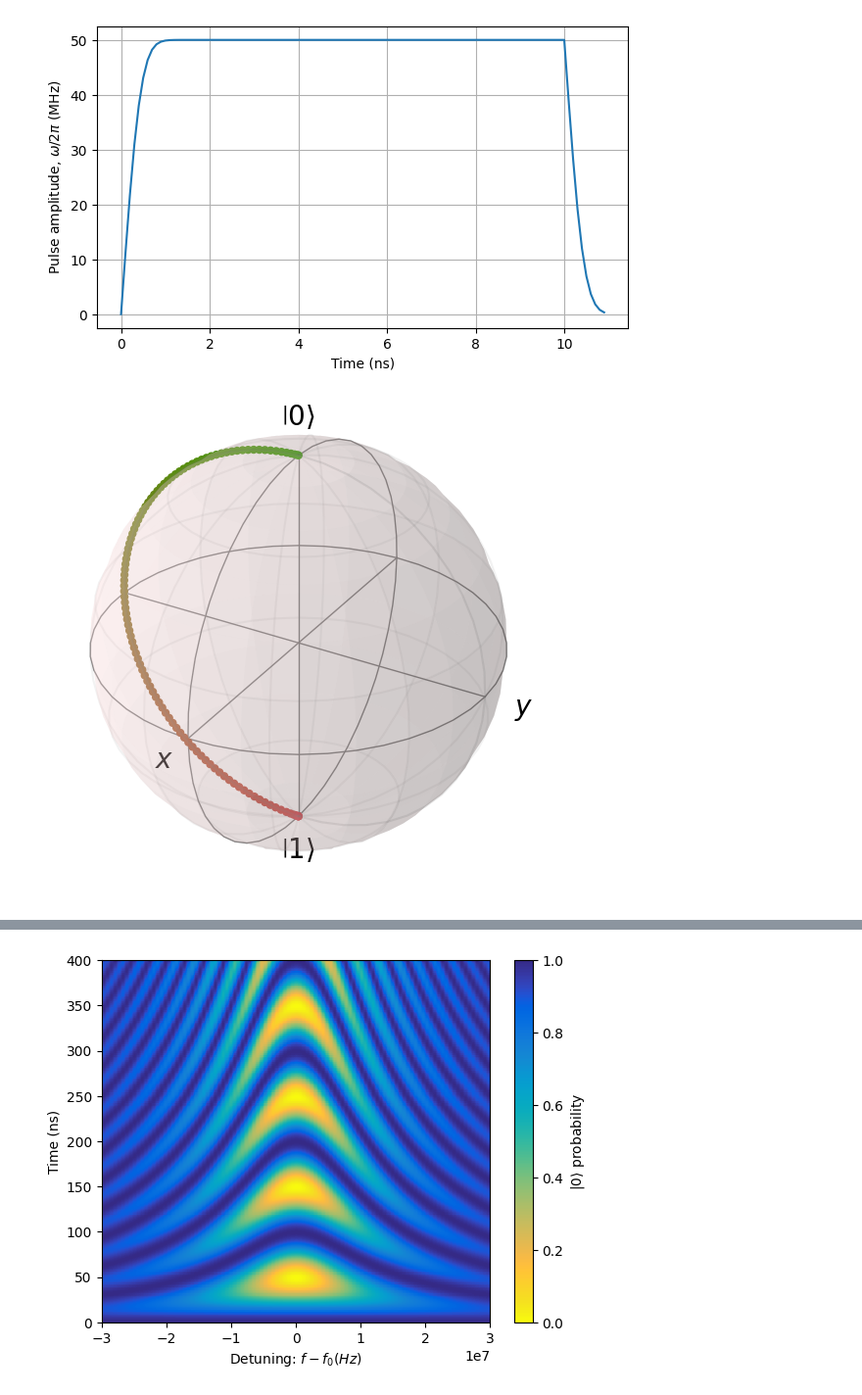
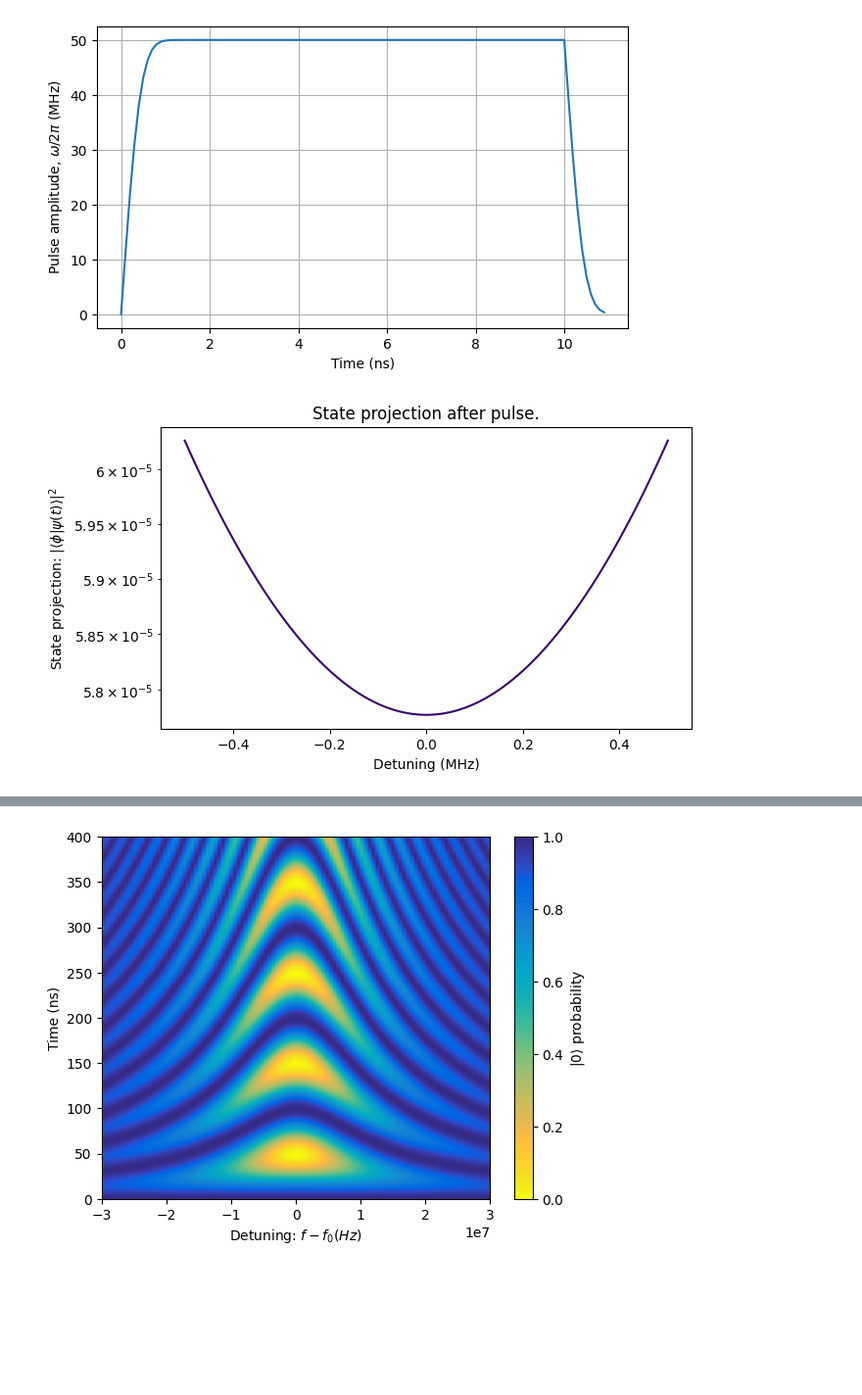
Before and after one commit to dhalvorUNSW/spin-pulse, a Jupyter notebook: simulator_test.ipynb, the cells around one changed output, grey strips where cells are left out. Shown: that part at 98% size. Drawn from its saved outputs; the diff is of its cells as text; code cells hidden in the pictures; blank space fills up the shorter version.

```diff
--- a/simulator_test.ipynb
+++ b/simulator_test.ipynb
@@ -11,11 +12,22 @@ sequence.gaussian_filter()
 sequence.plot_pulse()
 # %% [output]
 [figure]
-# %%
-from simulator import evolveState, plotBlochSphere
-
-q1 = SpinQubit()
-states = evolveState(q1, sequence)
-plotBlochSphere(states)
-# %% [output]
-[figure, removed]
+# %%
+from qubits import *
+from simulator import *
+from pulses import *
+
+dt = 1e-9
+detunings = np.linspace(-0.5e6, 0.5e6, 101)
+amps = np.linspace(0, 1.5, 101)
+
+sequence = PulseSequence()
+test_pulse = mat_to_pulse('/home/daniel/Projects/Public/github/spin-pulse/q2pulses/100kHz_30MHz/amp_corrected/100ns_20250709_135445.mat')
+test_pulse = mat_to_pulse('/home/daniel/Projects/Public/github/spin-pulse/q2pulses/1MHz_30MHz/80ns_20250709_044135.mat')
+sequence.add_pulse(test_pulse)
+sequence.add_pulse(test_pulse)
+sequence.amps = sequence.amps *1.005
+
+p = projection_spectrum(sequence, detunings, log_scale=True)
+# %% [output]
+[figure, added]
```
Also changed, not shown: parts of 4 cells of this notebook, 53 other files.
